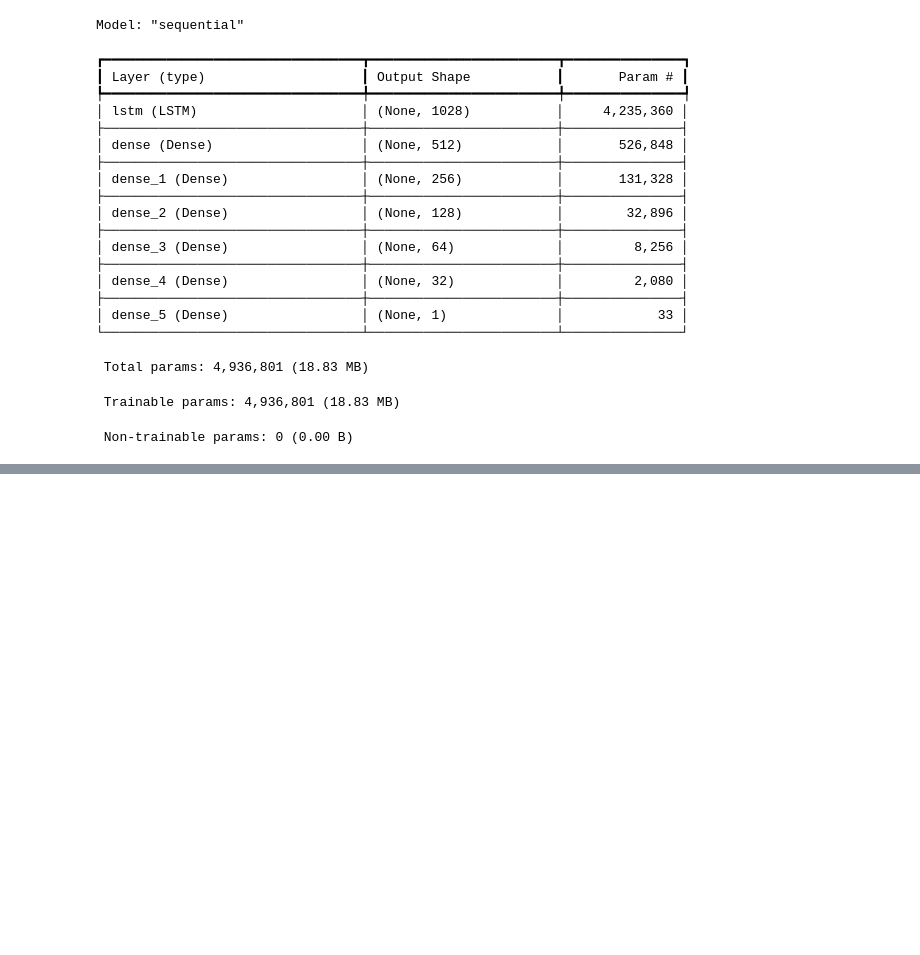
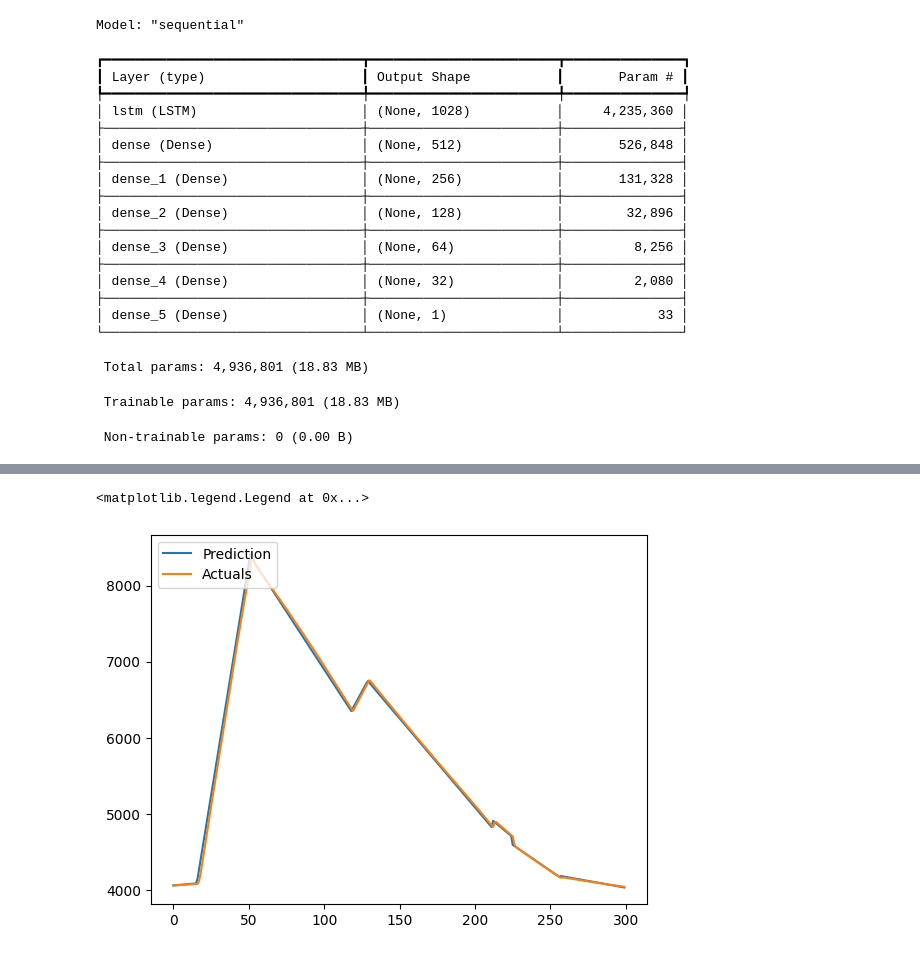
Before and after one commit to SIShanto/rainfall-model-for-flow-prediction, a Jupyter notebook: rainfall model.ipynb, the cells around one changed output, grey strips where cells are left out. Drawn from its saved outputs; the diff is of its cells as text; code cells hidden in the pictures; blank space fills up the shorter version.

```diff
--- a/rainfall model.ipynb
+++ b/rainfall model.ipynb
@@ -173,0 +174,4 @@ plt.legend(results, loc= "upper right")
+# %%
+valid_predict= models.predict(x_val).flatten()
+results=pd.DataFrame(data={"Prediction":valid_predict, "Actuals":y_val})
+results
@@ -173,0 +193,7 @@ plt.legend(results, loc= "upper right")
+# %%
+plt.plot(results['Actuals'])
+plt.plot(results['Prediction'])
+plt.legend(results, loc= "upper left")
+# %% [output]
+<matplotlib.legend.Legend at 0x...>
+[figure, added]
```
Also changed, not shown: parts of 13 cells of this notebook.
